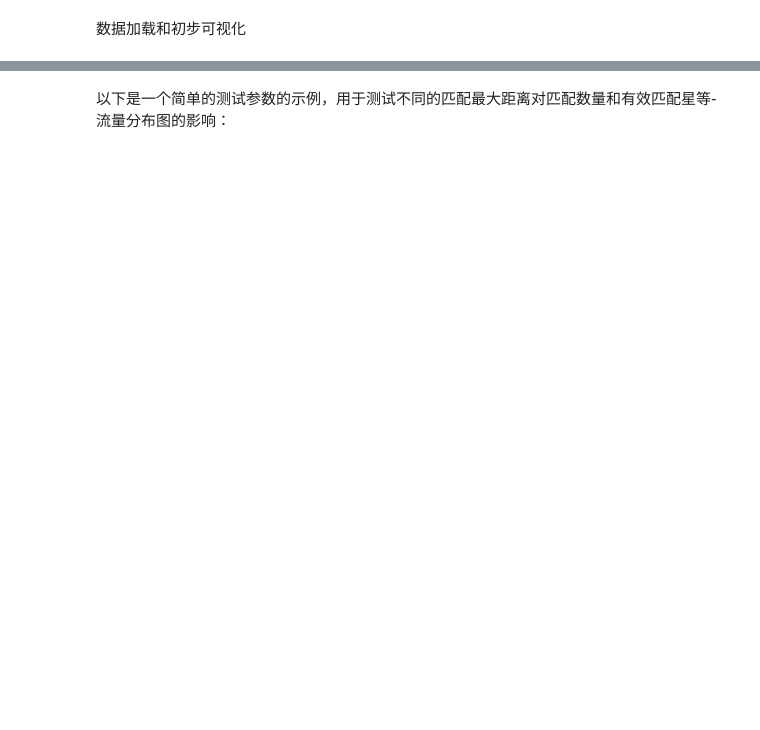
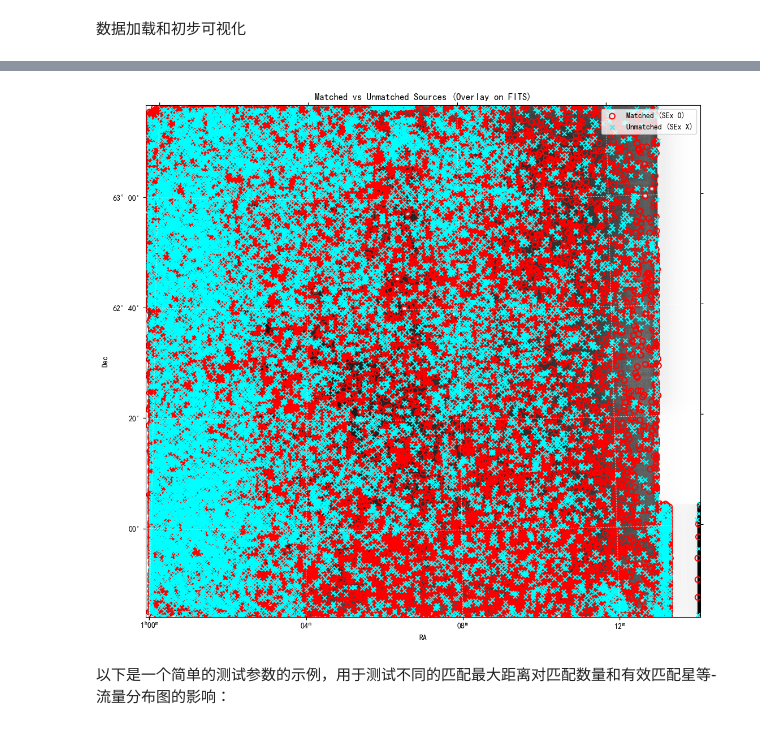
Before and after one commit to Maplelwg617/Work, a Jupyter notebook: STUDY/work9.ipynb, the cells around one changed output, grey strips where cells are left out. Cells and saved outputs as stored; diff of their text form; code cells hidden in the pictures; blank space fills up the shorter version.

```diff
--- a/STUDY/work9.ipynb
+++ b/STUDY/work9.ipynb
@@ -153,3 +148,58 @@ plt.savefig('./firstmatch_mag-flux.png')  # comment:: 如有必要，可以将
+# %%
+import numpy as np
+import pandas as pd
+import matplotlib.pyplot as plt
+from astropy.io import fits
+from astropy.wcs import WCS
+plt.rcParams['font.sans-serif'] = ['SimHei']  # 设置黑体
+plt.rcParams['axes.unicode_minus'] = False    # 正常显示负号
+
+# ---------- 文件路径 ----------
+fits_path = r'D:\AI\images\SH9802CL98051001.fits'
+matched_csv = r'D:\github\Work\STUDY\SH9802CL98051001_matched_catalog.csv'  # 包含 SExtractor + 匹配 ra, dec 等的 csv
+
+# ---------- 读取 FITS 图像和 WCS ----------
+with fits.open(fits_path) as hdul:
+    data = hdul[0].data
+    wcs = WCS(hdul[0].header)
+
+# ---------- 读取匹配结果 ----------
+df = pd.read_csv(matched_csv)
+
+# ---------- 分离匹配成功和失败的源 ----------
+matched_df = df[df['MATCHED'] == 1]
+unmatched_df = df[df['MATCHED'] == 0]
+
+# ---------- 绘图 ----------
+fig = plt.figure(figsize=(12, 10))
+ax = plt.subplot(projection=wcs)
+ax.imshow(data, cmap='gray', origin='lower', vmin=np.percentile(data, 5), vmax=np.percentile(data, 99.5))
+ax.set_xlabel('RA')
+ax.set_ylabel('Dec')
+ax.set_title('Matched vs Unmatched Sources (Overlay on FITS)')
+
+# ---------- 绘制 SExtractor 检测源 ----------
+sex_ra_matched, sex_dec_matched = matched_df['RA'], matched_df['DEC']
+sex_ra_unmatched, sex_dec_unmatched = unmatched_df['RA'], unmatched_df['DEC']
+
+# 已匹配的红圈
+ax.scatter(sex_ra_matched, sex_dec_matched, transform=ax.get_transform('world'),
+           s=50, edgecolor='red', facecolor='none', linewidth=1.5, label='Matched (SEx O)')
+# 未匹配的蓝叉
+ax.scatter(sex_ra_unmatched, sex_dec_unmatched, transform=ax.get_transform('world'),
+           s=30, color='cyan', marker='x', label='Unmatched (SEx X)')
+
+# 可选：绘制 Gaia 源的位置（若你想补充显示）
+# ax.scatter(df['gaia_ra'], df['gaia_dec'], transform=ax.get_transform('world'),
+#            s=20, color='yellow', alpha=0.3, label='Gaia')
+
+# ---------- 图例与显示 ----------
+ax.legend(loc='upper right')
+plt.grid(color='white', ls='dotted')
+plt.tight_layout()
+plt.show()
+# %% [output]
+[figure, added]
 # %% [markdown]
 以下是一个简单的测试参数的示例，用于测试不同的匹配最大距离对匹配数量和有效匹配星等-流量分布图的影响：
 # %%
```
Also changed, not shown: parts of 48 cells of this notebook.
